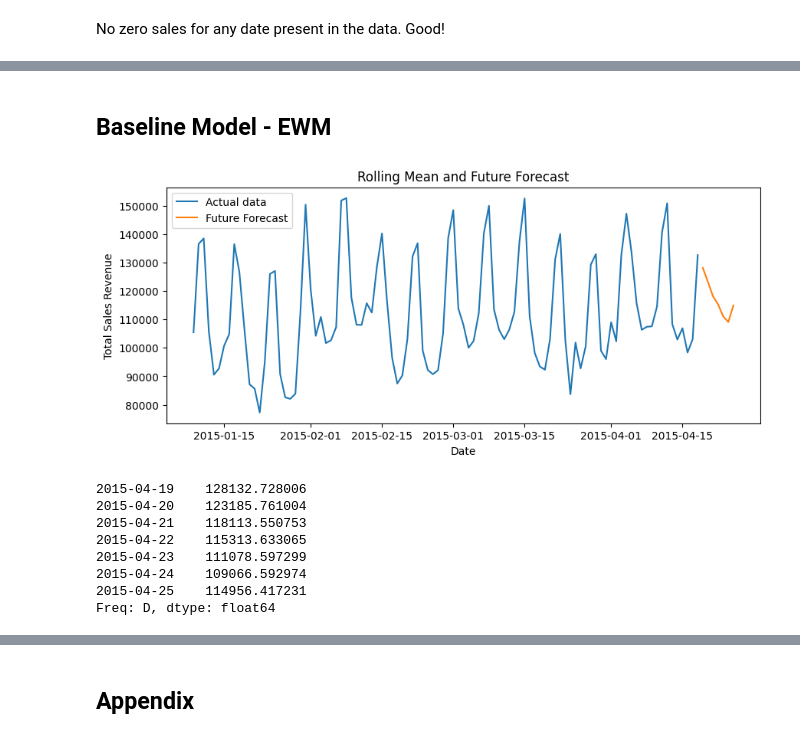
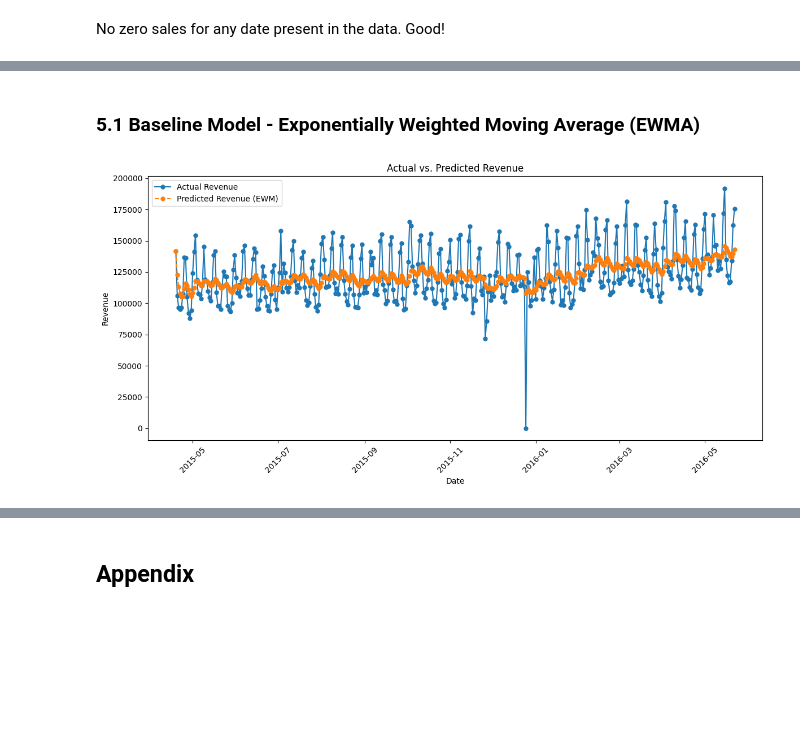
Before and after one commit to Kritz23/adv_mla_at2, a Jupyter notebook: notebooks/forecasting/dhawale_kritika-24587661-arima.ipynb, the cells around one changed output, grey strips where cells are left out. Cells and saved outputs as stored; diff of their text form; code cells hidden in the pictures; blank space fills up the shorter version.

```diff
--- a/notebooks/forecasting/dhawale_kritika-24587661-arima.ipynb
+++ b/notebooks/forecasting/dhawale_kritika-24587661-arima.ipynb
@@ -130,38 +177,33 @@ df_cleaned.set_index('date', inplace=True)
 # %% [markdown]
-## Baseline Model - EWM
+### 5.1 Baseline Model - Exponentially Weighted Moving Average (EWMA)
 # %%
-# Calculate the rolling mean with a window size of 1 year (for 365 days)
-pred_ewm = df_cleaned['revenue'].ewm(span=7, adjust=False).mean()
+# Calculate the EWMA on the Training Data
+train_pred_ewma = df_train['revenue'].ewm(alpha=0.1).mean()
 
-# Use the rolling mean to predict future values for the next year
-last_date = df_cleaned.index[-1]
-next_year = pd.date_range(start=last_date + pd.DateOffset(days=1), periods=7, freq='D')
-
-# save the forecast into a pandas series for visualization
-future_forecast = pd.Series(pred_ewm[-7:].values, index=next_year[:7])
-
-# Plot the rolling mean and future forecast
-plt.figure(figsize=(10, 4))
-plt.plot(df_cleaned["revenue"].tail(100), label='Actual data')
-plt.plot(future_forecast, label='Future Forecast')
-plt.xlabel('Date')
-plt.ylabel('Total Sales Revenue')
-plt.title('Rolling Mean and Future Forecast')
-plt.legend(loc='best')
-plt.show()
+# Calculate the EWMA on the Test Data
+test_pred_ewma = df_test['revenue'].ewm(alpha=0.1).mean()
-# %% [output]
-[figure, removed]
-# %%
-future_forecast
-# %% [output]
-2015-04-19    128132.728006
-2015-04-20    123185.761004
-2015-04-21    118113.550753
-2015-04-22    115313.633065
-2015-04-23    111078.597299
-2015-04-24    109066.592974
-2015-04-25    114956.417231
-Freq: D, dtype: float64
+# %%
+# Create a figure and axis for the plot
+fig, ax = plt.subplots(figsize=(12, 6))
+
+# Plot the actual revenue
+ax.plot(df_test['revenue'], label='Actual Revenue', linestyle='-', marker='o', markersize=5)
+
+# Plot the predicted revenue using Exponential Weighted Mean
+ax.plot(test_pred_ewma, label='Predicted Revenue (EWM)', linestyle='--', marker='o', markersize=5)
+
+# Add labels and a legend
+ax.set_xlabel('Date')
+ax.set_ylabel('Revenue')
+ax.set_title('Actual vs. Predicted Revenue')
+ax.legend()
+plt.xticks(rotation=45)
+
+# Show the plot
+plt.tight_layout()
+plt.show()
+# %% [output]
+[figure, added]
 # %%
 # importing means squared error metrics package from sklearn
 from sklearn.metrics import mean_squared_error
```
Also changed, not shown: parts of 56 cells of this notebook, 5 other files.
